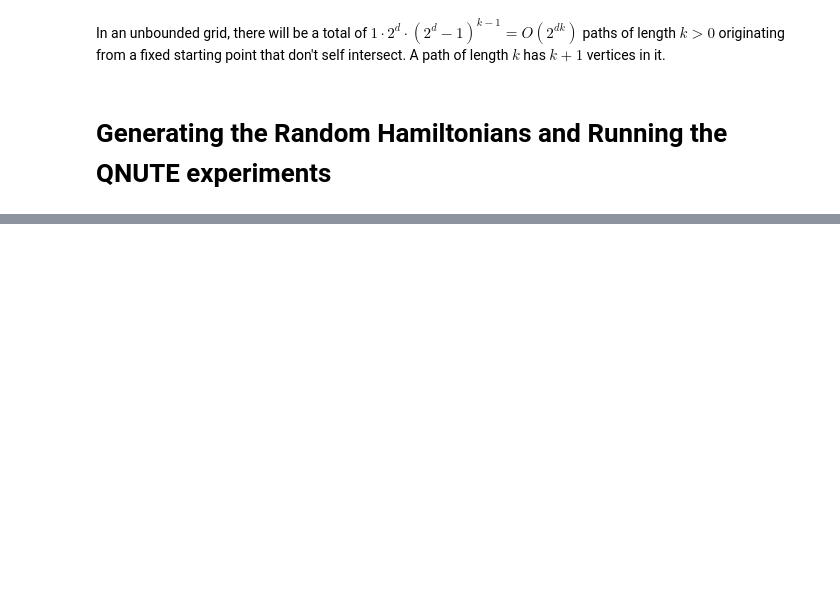
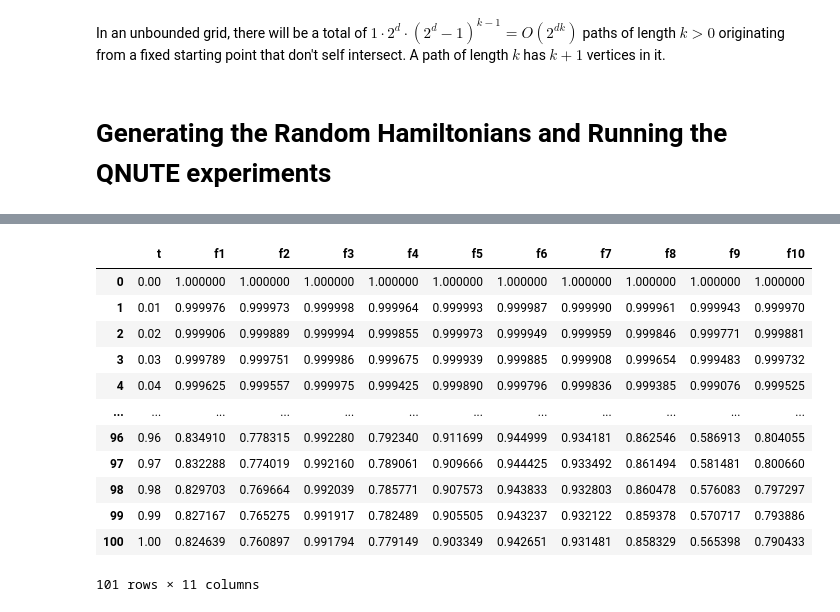
Before and after one commit to KnightShuffler/Quantum-Non-Unitary-Time-Evolution-Public-, a Jupyter notebook: Sandbox Notebooks/Figure scripts.ipynb, the cells around one changed output, grey strips where cells are left out. Drawn from its saved outputs; the diff is of its cells as text; code cells hidden in the pictures; blank space fills up the shorter version.

Commit message:
added functionality to save mean and standard deviation of taylor fidelity

```diff
--- a/Sandbox Notebooks/Figure scripts.ipynb
+++ b/Sandbox Notebooks/Figure scripts.ipynb
@@ -319,0 +334,33 @@ Loop through the folder structure to aggregate the fidelities
+# %%
+for t_i in range(len(dts)):
+    dt = dts[t_i]
+    N = Ns[t_i]
+    for D in Ds:
+        for shots in num_shots:
+            for trotter in trotter_flags:
+                for i in range(num_expts):
+                    expt_path = log_path + 'expt_{}/'.format(format(i+1,'0{}d'.format(digits)))
+                    instance_path = expt_path + 'dt={}/D={}/shots={}/trotter={}/'.format(dt,D,shots,trotter)
+                    if i == 0:
+                        taylor_fid_df = pd.read_csv(instance_path+'fidelity_to_taylor.csv',names=['t','f1'],header=0)
+                    else:
+                        taylor_fid_df = taylor_fid_df.join(pd.read_csv(instance_path+'fidelity_to_taylor.csv',usecols=['f{}'.format(i+1)],names=['t','f{}'.format(i+1)],header=0))
+                mean_df = taylor_fid_df.filter(like='f').agg((np.mean, np.std), axis=1)
+                mean_df.insert(0,'t',taylor_fid_df['t'])
+                mean_df.to_csv(expt_path+'mean_fidelity_to_taylor')
+# %%
+taylor_fid_df
+# %% [output]
+|  | t | f1 | f2 | f3 | f4 | f5 | f6 | f7 | f8 | f9 | f10 |
+| 0 | 0.00 | 1.000000 | 1.000000 | 1.000000 | 1.000000 | 1.000000 | 1.000000 | 1.000000 | 1.000000 | 1.000000 | 1.000000 |
+| 1 | 0.01 | 0.999976 | 0.999973 | 0.999998 | 0.999964 | 0.999993 | 0.999987 | 0.999990 | 0.999961 | 0.999943 | 0.999970 |
+| 2 | 0.02 | 0.999906 | 0.999889 | 0.999994 | 0.999855 | 0.999973 | 0.999949 | 0.999959 | 0.999846 | 0.999771 | 0.999881 |
+| 3 | 0.03 | 0.999789 | 0.999751 | 0.999986 | 0.999675 | 0.999939 | 0.999885 | 0.999908 | 0.999654 | 0.999483 | 0.999732 |
+| 4 | 0.04 | 0.999625 | 0.999557 | 0.999975 | 0.999425 | 0.999890 | 0.999796 | 0.999836 | 0.999385 | 0.999076 | 0.999525 |
+| ... | ... | ... | ... | ... | ... | ... | ... | ... | ... | ... | ... |
+| 96 | 0.96 | 0.834910 | 0.778315 | 0.992280 | 0.792340 | 0.911699 | 0.944999 | 0.934181 | 0.862546 | 0.586913 | 0.804055 |
+| 97 | 0.97 | 0.832288 | 0.774019 | 0.992160 | 0.789061 | 0.909666 | 0.944425 | 0.933492 | 0.861494 | 0.581481 | 0.800660 |
+| 98 | 0.98 | 0.829703 | 0.769664 | 0.992039 | 0.785771 | 0.907573 | 0.943833 | 0.932803 | 0.860478 | 0.576083 | 0.797297 |
+| 99 | 0.99 | 0.827167 | 0.765275 | 0.991917 | 0.782489 | 0.905505 | 0.943237 | 0.932122 | 0.859378 | 0.570717 | 0.793886 |
+| 100 | 1.00 | 0.824639 | 0.760897 | 0.991794 | 0.779149 | 0.903349 | 0.942651 | 0.931481 | 0.858329 | 0.565398 | 0.790433 |
+101 rows × 11 columns
```
Also changed, not shown: parts of 6 cells of this notebook.
